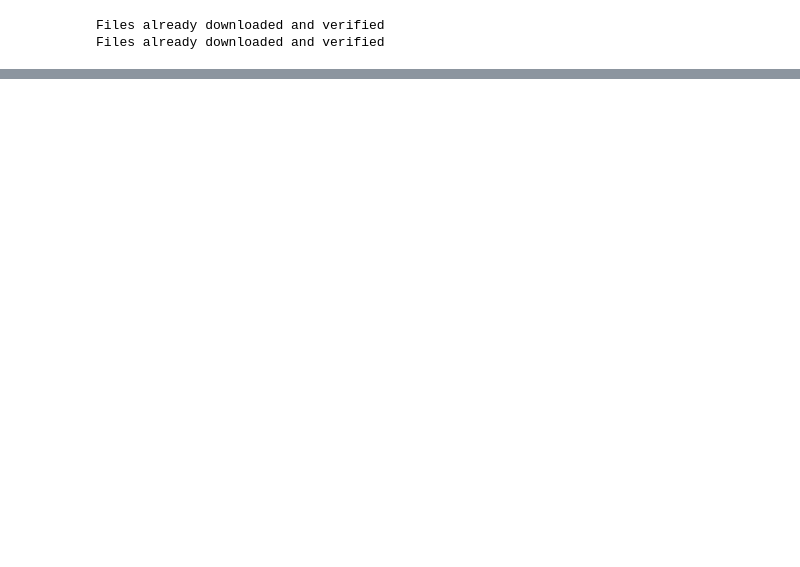
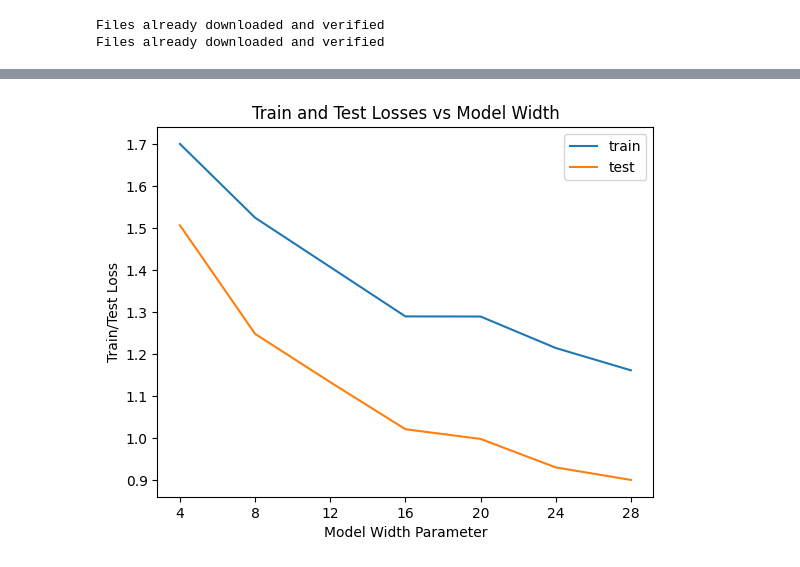
Before and after one commit to EvanChisholm1/double_descent, a Jupyter notebook: train.ipynb, the cells around one changed output, grey strips where cells are left out. Cells and saved outputs as stored; diff of their text form; code cells hidden in the pictures; blank space fills up the shorter version.

```diff
--- a/train.ipynb
+++ b/train.ipynb
@@ -169,0 +190,23 @@ plt.plot(testi)
+# %%
+for size in sizes:
+    lossi, test_lossi = losses[size]
+    xs = torch.arange(len(lossi)) * ((len(test_lossi) - 1) / (len(lossi) - 1))
+    plt.plot(xs, lossi, label=f'train {size}')
+
+plt.title('Train Loss vs Epochs for Different Model Widths')
+plt.ylabel('Train Loss')
+plt.xlabel('Epochs')
+
+plt.legend()
+plt.show()
+
+
+for size in sizes:
+    lossi, test_lossi = losses[size]
+    plt.plot(test_lossi, label=f'test {size}')
+
+plt.title('Test Loss vs Epochs for Different Model Widths')
+plt.ylabel('Test Loss')
+plt.xlabel('Epochs')
+plt.legend()
+plt.show()
@@ -169,0 +216,16 @@ plt.plot(testi)
+# %%
+last_test_losses = [losses[size][1][-1] for size in sizes]
+last_train_losses = [losses[size][0][-1] for size in sizes]
+
+plt.title("Train and Test Losses vs Model Width")
+plt.plot(sizes, last_train_losses, label='train')
+plt.plot(sizes, last_test_losses, label='test')
+
+plt.xticks(sizes)
+plt.xlabel('Model Width Parameter')
+plt.ylabel('Train/Test Loss')
+
+plt.legend()
+plt.show()
+# %% [output]
+[figure, added]
```
Also changed, not shown: parts of 17 cells of this notebook.
